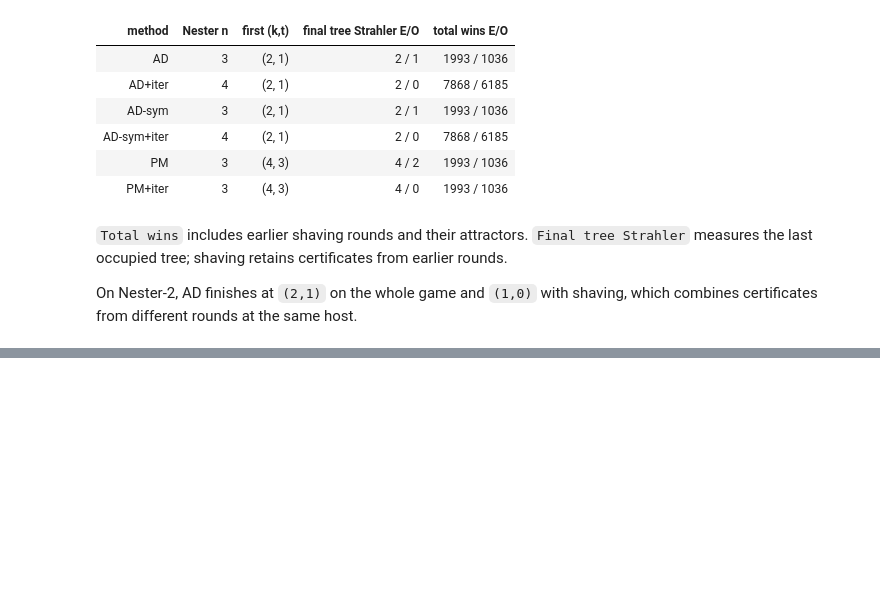
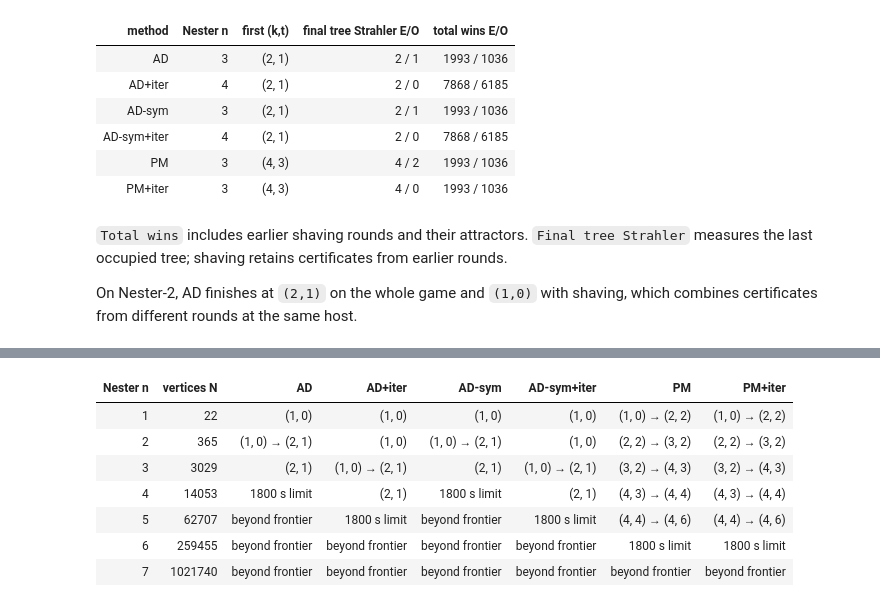
Before and after one commit to vfluegel/strahler-tree-experiments, a Jupyter notebook: jupyter-examples/08-lexicographic-adaptive-nester.ipynb, the cells around one changed output, grey strips where cells are left out. Cells and saved outputs as stored; diff of their text form; code cells hidden in the pictures; blank space fills up the shorter version.

```diff
--- a/jupyter-examples/08-lexicographic-adaptive-nester.ipynb
+++ b/jupyter-examples/08-lexicographic-adaptive-nester.ipynb
@@ -254,0 +273,22 @@ shaving, which combines certificates from different rounds at the same host.
+# %%
+boundary = recorded_boundary_results()
+boundary_case = {(r["n"], r["backend"]): r for r in boundary["rows"]}
+
+def boundary_text(row):
+    if row["outcome"] == "complete":
+        start, final = ("({},{})".format(*row[key]) for key in ("start_pair", "final_pair"))
+        return final if start == final else f"{start} → {final}"
+    return result_text(row)
+
+table(["Nester n", "vertices N", *BACKENDS],
+      [[g["n"], g["vertices"], *[boundary_text(boundary_case[g["n"], b]) for b in BACKENDS]]
+       for g in games])
+# %% [output]
+| Nester n | vertices N | AD | AD+iter | AD-sym | AD-sym+iter | PM | PM+iter |
+| 1 | 22 | (1, 0) | (1, 0) | (1, 0) | (1, 0) | (1, 0) → (2, 2) | (1, 0) → (2, 2) |
+| 2 | 365 | (1, 0) → (2, 1) | (1, 0) | (1, 0) → (2, 1) | (1, 0) | (2, 2) → (3, 2) | (2, 2) → (3, 2) |
+| 3 | 3029 | (2, 1) | (1, 0) → (2, 1) | (2, 1) | (1, 0) → (2, 1) | (3, 2) → (4, 3) | (3, 2) → (4, 3) |
+| 4 | 14053 | 1800 s limit | (2, 1) | 1800 s limit | (2, 1) | (4, 3) → (4, 4) | (4, 3) → (4, 4) |
+| 5 | 62707 | beyond frontier | 1800 s limit | beyond frontier | 1800 s limit | (4, 4) → (4, 6) | (4, 4) → (4, 6) |
+| 6 | 259455 | beyond frontier | beyond frontier | beyond frontier | beyond frontier | 1800 s limit | 1800 s limit |
+| 7 | 1021740 | beyond frontier | beyond frontier | beyond frontier | beyond frontier | beyond frontier | beyond frontier |
```
Also changed, not shown: parts of 10 cells of this notebook, 3 other files.
